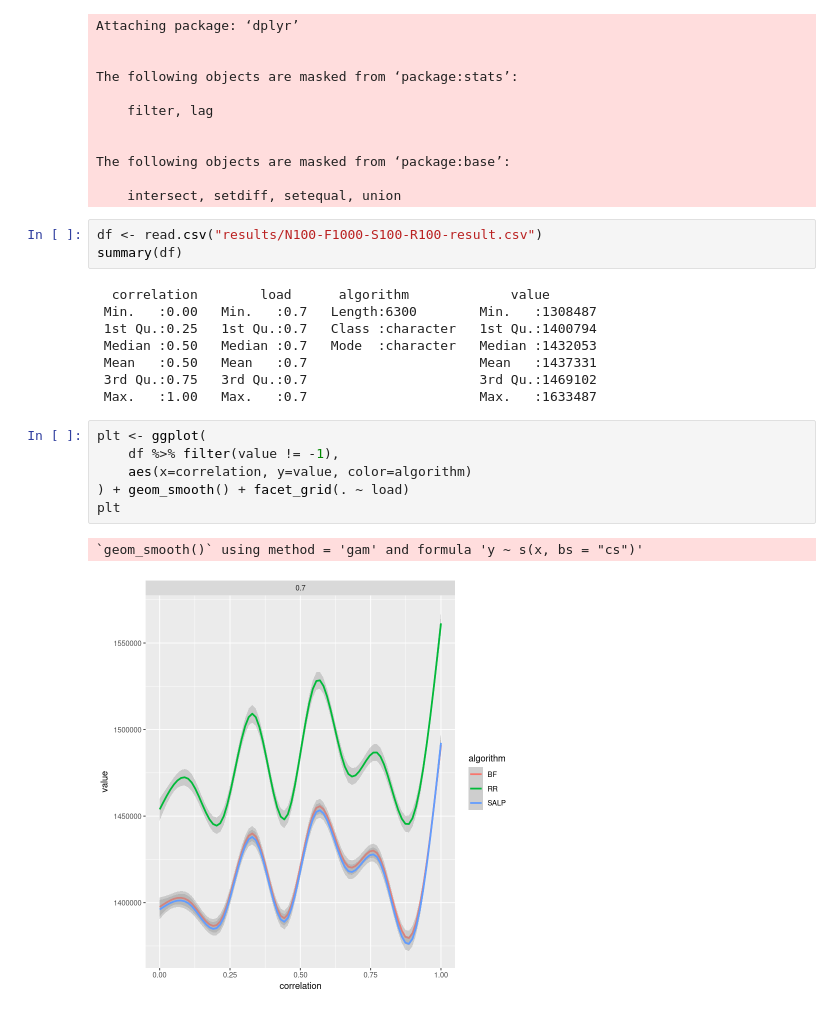
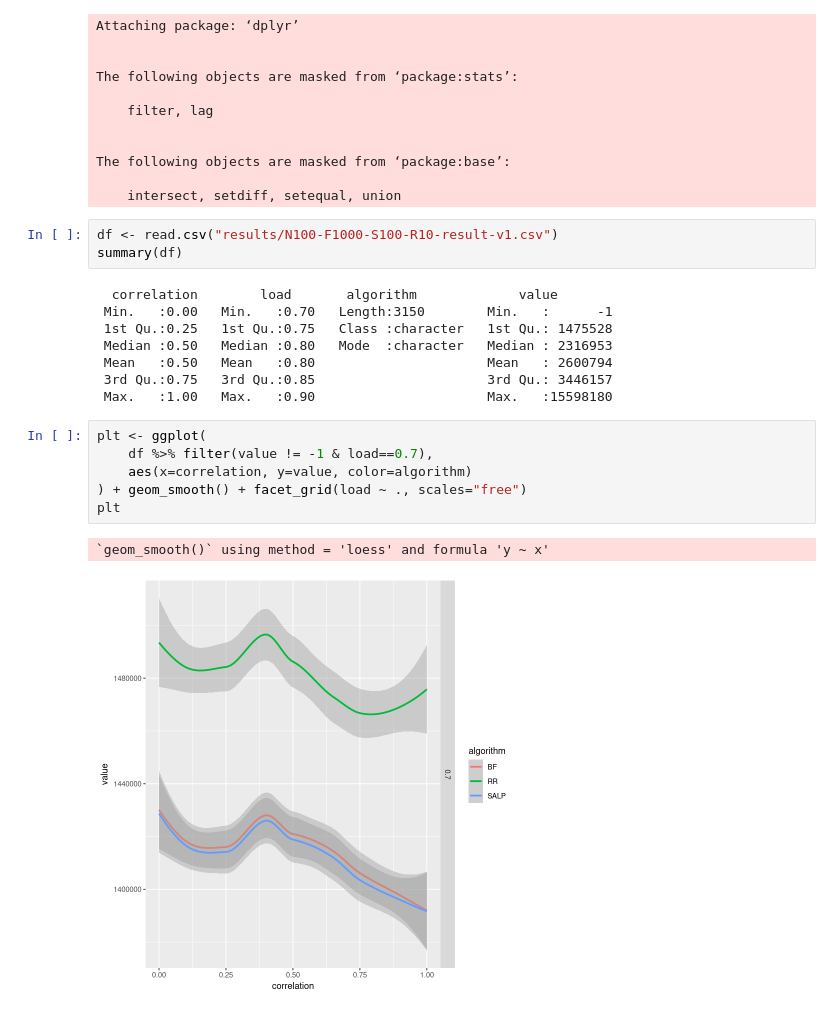
Before and after one commit to szkudlarekdamian/kosharda, a Jupyter notebook: plots.ipynb, the cells around one changed output. Drawn from its saved outputs; the diff is of its cells as text.

```diff
--- a/plots.ipynb
+++ b/plots.ipynb
@@ -14,22 +14,22 @@ The following objects are masked from ‘package:base’:
 
     intersect, setdiff, setequal, union
 # %%
-df <- read.csv("results/N100-F1000-S100-R100-result.csv")
+df <- read.csv("results/N100-F1000-S100-R10-result-v1.csv")
 summary(df)
 # %% [output]
-  correlation        load      algorithm             value
- Min.   :0.00   Min.   :0.7   Length:6300        Min.   :1308487
- 1st Qu.:0.25   1st Qu.:0.7   Class :character   1st Qu.:1400794
- Median :0.50   Median :0.7   Mode  :character   Median :1432053
- Mean   :0.50   Mean   :0.7                      Mean   :1437331
- 3rd Qu.:0.75   3rd Qu.:0.7                      3rd Qu.:1469102
- Max.   :1.00   Max.   :0.7                      Max.   :1633487
+  correlation        load       algorithm             value
+ Min.   :0.00   Min.   :0.70   Length:3150        Min.   :      -1
+ 1st Qu.:0.25   1st Qu.:0.75   Class :character   1st Qu.: 1475528
+ Median :0.50   Median :0.80   Mode  :character   Median : 2316953
+ Mean   :0.50   Mean   :0.80                      Mean   : 2600794
+ 3rd Qu.:0.75   3rd Qu.:0.85                      3rd Qu.: 3446157
+ Max.   :1.00   Max.   :0.90                      Max.   :15598180
 # %%
 plt <- ggplot(
-    df %>% filter(value != -1),
+    df %>% filter(value != -1 & load==0.7),
     aes(x=correlation, y=value, color=algorithm)
-) + geom_smooth() + facet_grid(. ~ load)
+) + geom_smooth() + facet_grid(load ~ ., scales="free")
 plt
 # %% [output]
-`geom_smooth()` using method = 'gam' and formula 'y ~ s(x, bs = "cs")'
+`geom_smooth()` using method = 'loess' and formula 'y ~ x'
-[figure, old version]
+[figure, new version]
```
